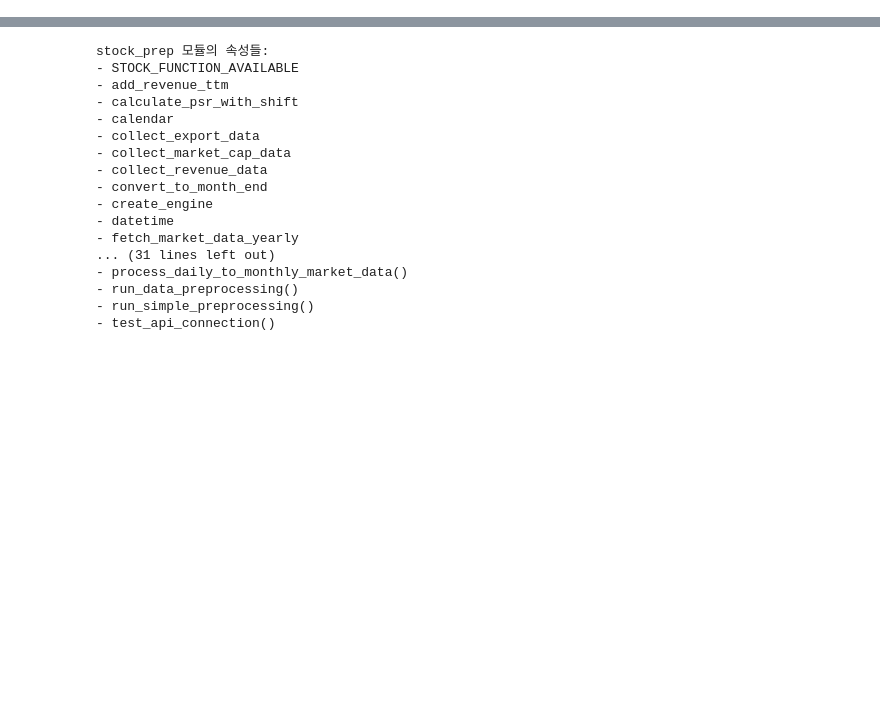
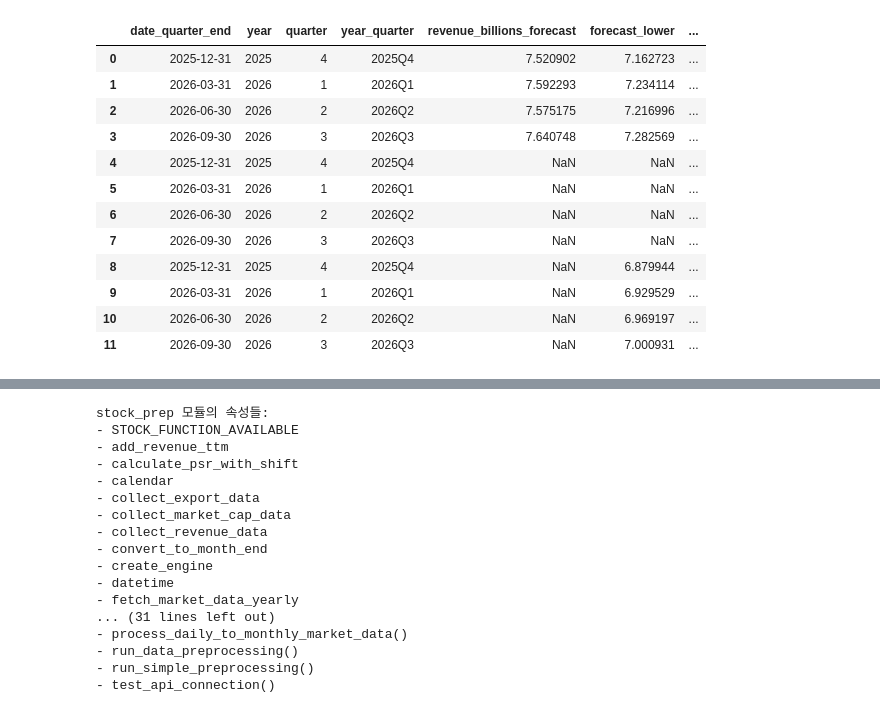
Before and after one commit to stox74/stock_forecast, a Jupyter notebook: US_Market/valuation/valuation_model_v5.ipynb, the cells around one changed output, grey strips where cells are left out. Cells and saved outputs as stored; diff of their text form; code cells hidden in the pictures; blank space fills up the shorter version.

```diff
--- a/US_Market/valuation/valuation_model_v5.ipynb
+++ b/US_Market/valuation/valuation_model_v5.ipynb
@@ -131,7 +131,7 @@ db_info = {
 # result = stock_prep.run_data_preprocessing(['SMCI'], api_key)
 
 # 수출 데이터 포함
-result = stock_prep.run_data_preprocessing(['SMCI'], api_key, '851762', db_info)
+result = stock_prep.run_data_preprocessing(['AMAT'], api_key, '848690', db_info)
 
 # 단일 종목 간단 버전
 # result = stock_prep.run_simple_preprocessing('AAPL', api_key)
@@ -193,0 +491,16 @@ KeyError: "[Timestamp('2010-05-31 00:00:00'), Timestamp('2010-06-30 00:00:00'),
+# %%
+combined_forecast_df
+# %% [output]
+|  | date_quarter_end | year | quarter | year_quarter | revenue_billions_forecast | forecast_lower | ... |
+| 0 | 2025-12-31 | 2025 | 4 | 2025Q4 | 7.520902 | 7.162723 | ... |
+| 1 | 2026-03-31 | 2026 | 1 | 2026Q1 | 7.592293 | 7.234114 | ... |
+| 2 | 2026-06-30 | 2026 | 2 | 2026Q2 | 7.575175 | 7.216996 | ... |
+| 3 | 2026-09-30 | 2026 | 3 | 2026Q3 | 7.640748 | 7.282569 | ... |
+| 4 | 2025-12-31 | 2025 | 4 | 2025Q4 | NaN | NaN | ... |
+| 5 | 2026-03-31 | 2026 | 1 | 2026Q1 | NaN | NaN | ... |
+| 6 | 2026-06-30 | 2026 | 2 | 2026Q2 | NaN | NaN | ... |
+| 7 | 2026-09-30 | 2026 | 3 | 2026Q3 | NaN | NaN | ... |
+| 8 | 2025-12-31 | 2025 | 4 | 2025Q4 | NaN | 6.879944 | ... |
+| 9 | 2026-03-31 | 2026 | 1 | 2026Q1 | NaN | 6.929529 | ... |
+| 10 | 2026-06-30 | 2026 | 2 | 2026Q2 | NaN | 6.969197 | ... |
+| 11 | 2026-09-30 | 2026 | 3 | 2026Q3 | NaN | 7.000931 | ... |
```
Also changed, not shown: parts of 10 cells of this notebook, 2 other files.
